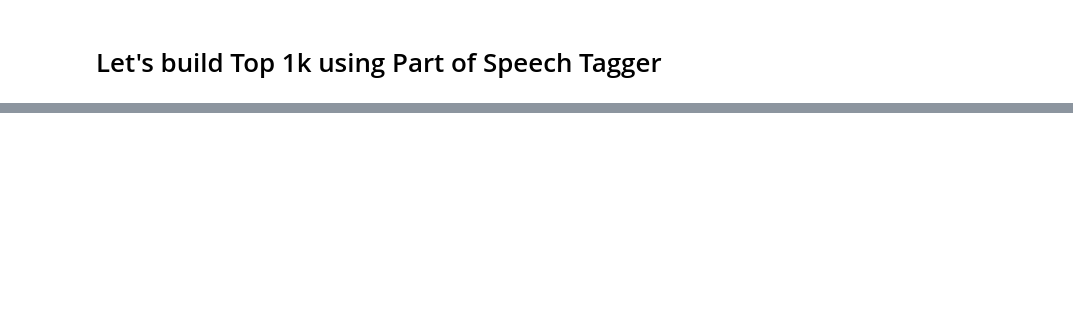
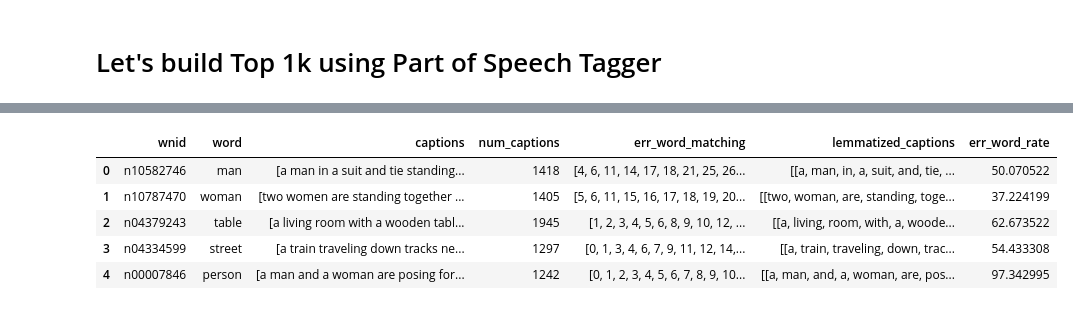
Before and after one commit to intuinno/capviz, a Jupyter notebook: experiment/analyze top 1k captions.ipynb, the cells around one changed output, grey strips where cells are left out. Cells and saved outputs as stored; diff of their text form; code cells hidden in the pictures; blank space fills up the shorter version.

```diff
--- a/experiment/analyze top 1k captions.ipynb
+++ b/experiment/analyze top 1k captions.ipynb
@@ -352,0 +336,6 @@ Name: 55993, dtype: object
+# %%
+?df.applymap
+df = pd.DataFrame(top1k,columns=['wnid','word'])
+df['captions'] = df.apply(lambda x: captions[x.wnid], axis=1)
+df['num_captions'] = df.apply(lambda x: len(x.captions), axis=1)
+df.head()
@@ -352,0 +349,28 @@ Name: 55993, dtype: object
+# %%
+def get_word_err_caps(word, lemma_captions):
+    errCaps = []
+    wl = wnl.lemmatize(word)
+    for i, cap in enumerate(lemma_captions):
+        if wl not in cap:
+            errCaps.append(i)
+    return errCaps
+
+def lemmatize_captions(captions):
+    lemma_captions = []
+    for cap in captions:
+        lemma_captions.append( map(wnl.lemmatize, nltk.word_tokenize(cap)) )
+    return lemma_captions
+# %%
+df['lemmatized_captions'] = df.apply(lambda x: lemmatize_captions(x.captions), axis=1)
+# %%
+df['err_word_matching'] = df.apply(lambda x: get_word_err_caps(x.word, x.lemmatized_captions), axis=1)
+# %%
+df['err_word_rate'] = df.apply(lambda x: len(x.err_word_matching)*100.0/x.num_captions, axis=1)
+df.head()
+# %% [output]
+|  | wnid | word | captions | num_captions | err_word_matching | lemmatized_captions | err_word_rate |
+| 0 | n10582746 | man | [a man in a suit and tie standing... | 1418 | [4, 6, 11, 14, 17, 18, 21, 25, 26... | [[a, man, in, a, suit, and, tie, ... | 50.070522 |
+| 1 | n10787470 | woman | [two women are standing together ... | 1405 | [5, 6, 11, 15, 16, 17, 18, 19, 20... | [[two, woman, are, standing, toge... | 37.224199 |
+| 2 | n04379243 | table | [a living room with a wooden tabl... | 1945 | [1, 2, 3, 4, 5, 6, 8, 9, 10, 12, ... | [[a, living, room, with, a, woode... | 62.673522 |
+| 3 | n04334599 | street | [a train traveling down tracks ne... | 1297 | [0, 1, 3, 4, 6, 7, 9, 11, 12, 14,... | [[a, train, traveling, down, trac... | 54.433308 |
+| 4 | n00007846 | person | [a man and a woman are posing for... | 1242 | [0, 1, 2, 3, 4, 5, 6, 7, 8, 9, 10... | [[a, man, and, a, woman, are, pos... | 97.342995 |
```
Also changed, not shown: parts of 24 cells of this notebook, 2 other files.
